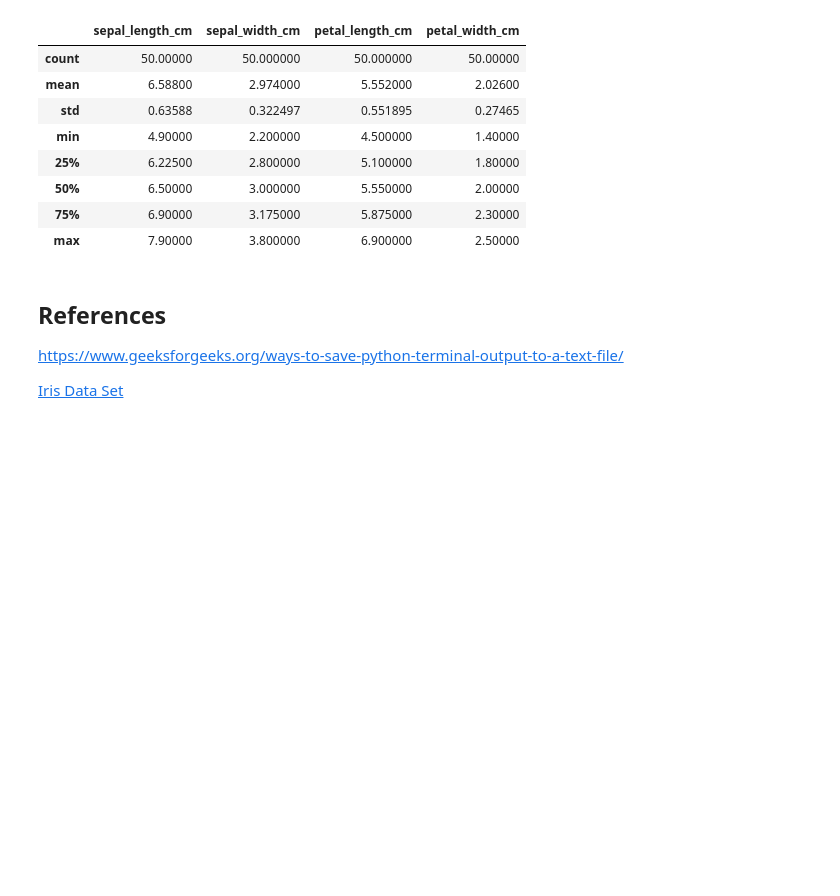
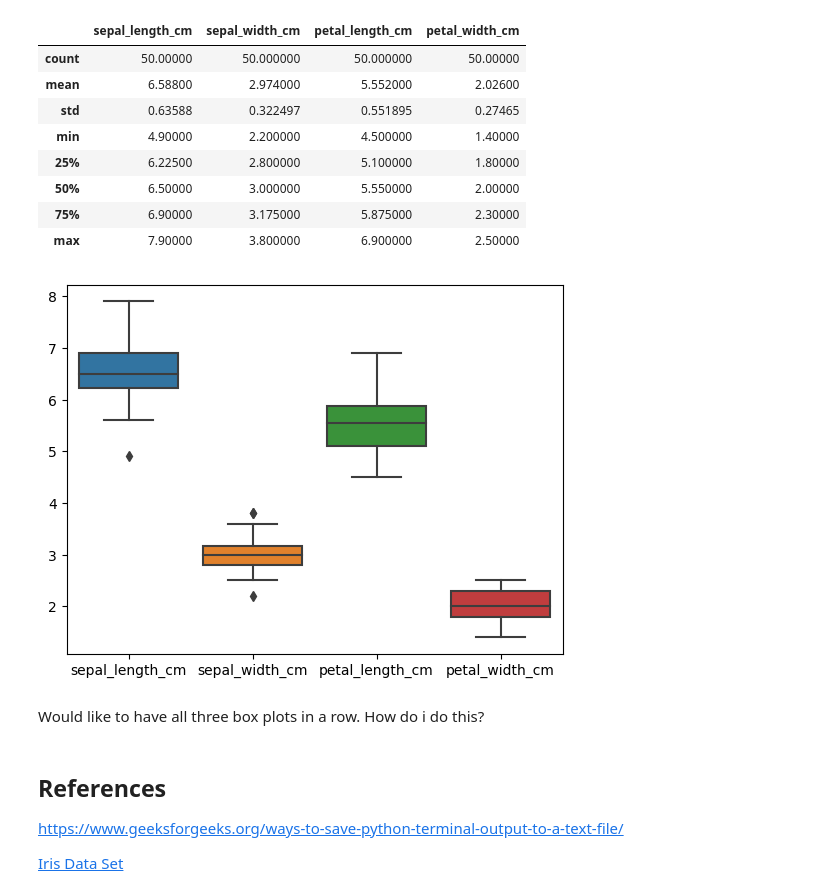
Before and after one commit to IreneKilgannon/pands-project, a Jupyter notebook: analysis.ipynb, the cells around one changed output. Saved outputs shown, nothing was run; the diff lists cells and outputs as text; code cells hidden in the pictures; blank space fills up the shorter version.

```diff
--- a/analysis.ipynb
+++ b/analysis.ipynb
@@ -105,6 +118,13 @@ virginica.describe()
 | 50% | 6.50000 | 3.000000 | 5.550000 | 2.00000 |
 | 75% | 6.90000 | 3.175000 | 5.875000 | 2.30000 |
 | max | 7.90000 | 3.800000 | 6.900000 | 2.50000 |
+# %%
+sns.boxplot(virginica)
+plt.show()
+# %% [output]
+[figure, added]
+# %% [markdown]
+Would like to have all three box plots in a row. How do i do this?
 # %% [markdown]
 ## References
 
```
Also changed, not shown: parts of 5 cells of this notebook, 1 other file.
